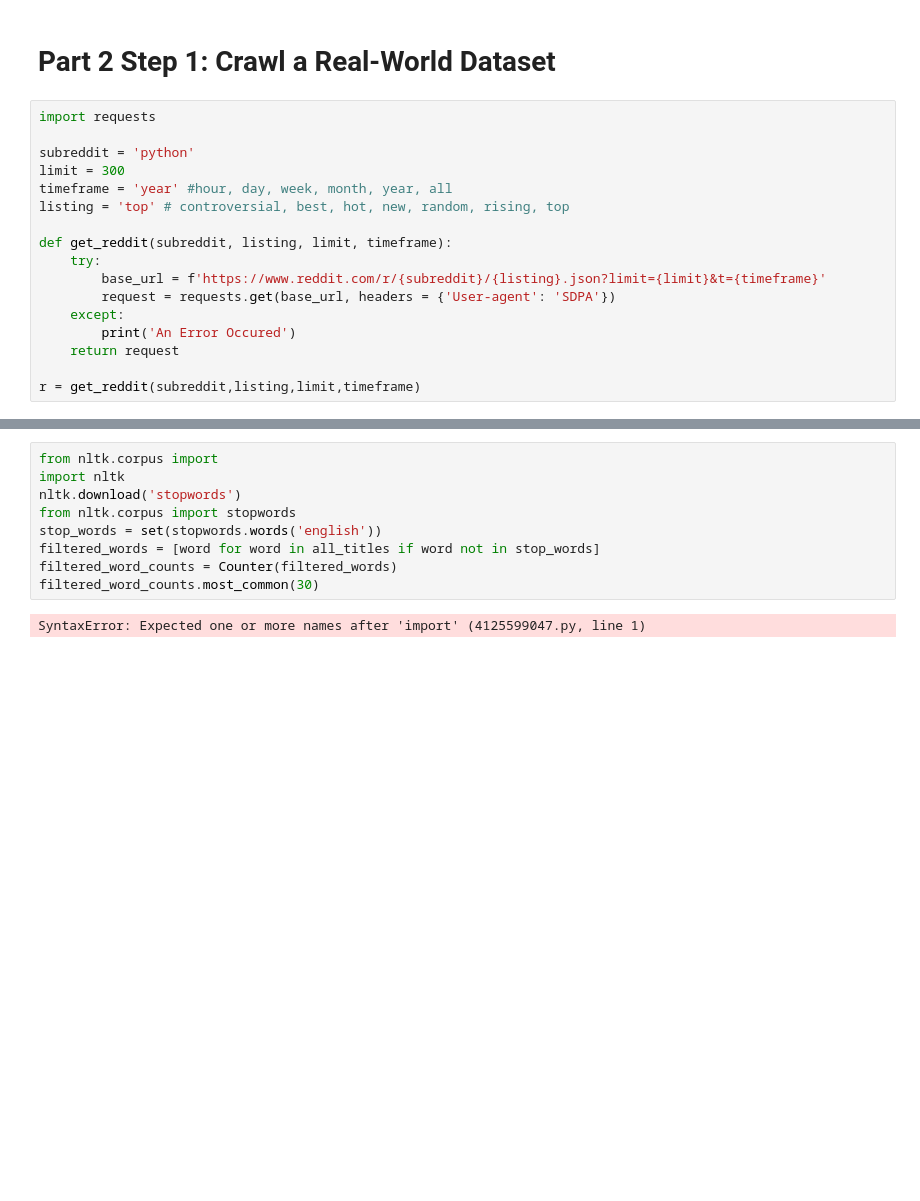
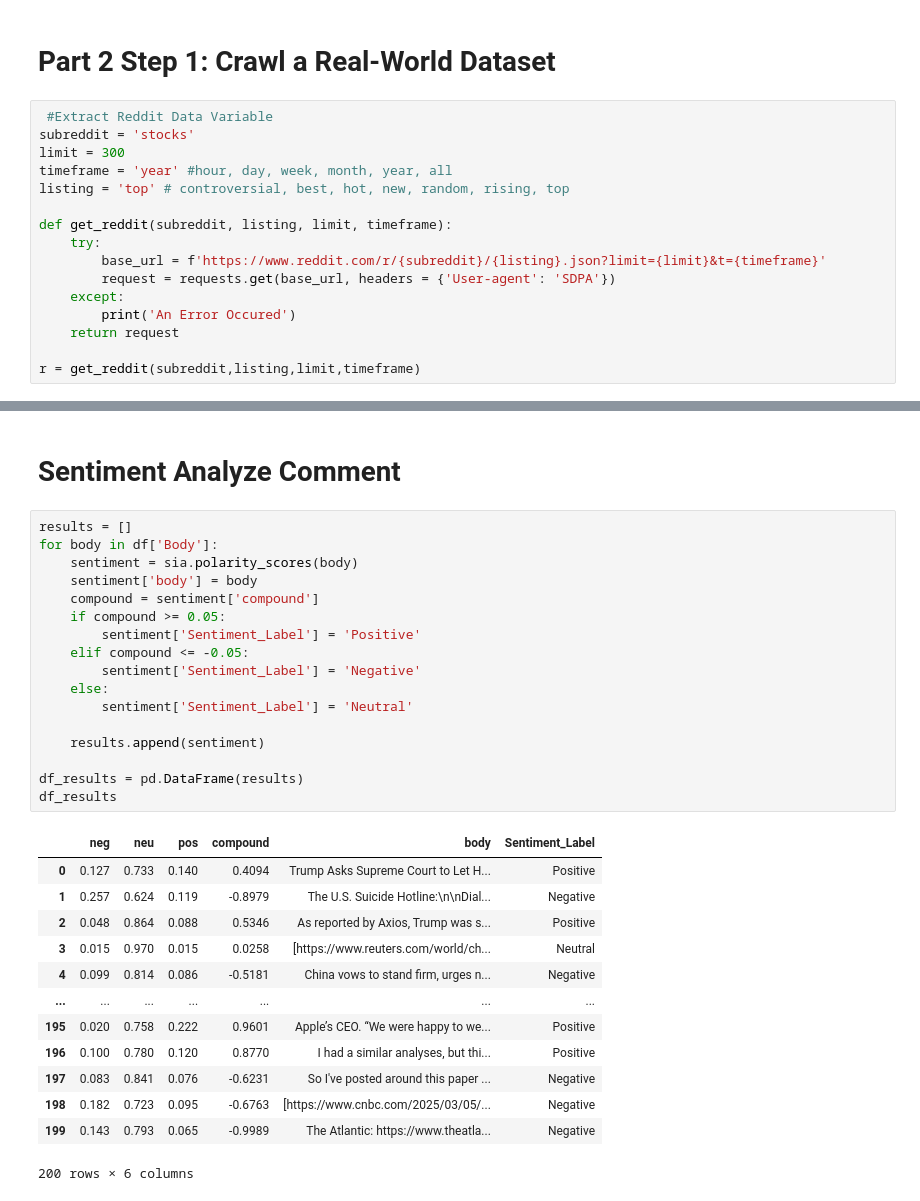
Before and after one commit to Ayumii-ww/fq25819_SEMTM0040, a Jupyter notebook: fq25819Part2.ipynb, the cells around one changed output, grey strips where cells are left out. Drawn from its saved outputs; the diff is of its cells as text; blank space fills up the shorter version.

```diff
--- a/fq25819Part2.ipynb
+++ b/fq25819Part2.ipynb
@@ -1,9 +35,8 @@
 # %% [markdown]
 # Part 2 Step 1: Crawl a Real-World Dataset
 # %%
-import requests
-
-subreddit = 'python'
+ #Extract Reddit Data Variable
+subreddit = 'stocks'
 limit = 300
 timeframe = 'year' #hour, day, week, month, year, all
 listing = 'top' # controversial, best, hot, new, random, rising, top
@@ -271,11 +299,33 @@ LookupError:
-# %%
-from nltk.corpus import
-import nltk
-nltk.download('stopwords')
-from nltk.corpus import stopwords
-stop_words = set(stopwords.words('english'))
-filtered_words = [word for word in all_titles if word not in stop_words]
-filtered_word_counts = Counter(filtered_words)
-filtered_word_counts.most_common(30)
-# %% [output]
-SyntaxError: Expected one or more names after 'import' (4125599047.py, line 1)
+# %% [markdown]
+# Sentiment Analyze Comment
+# %%
+results = []
+for body in df['Body']:
+    sentiment = sia.polarity_scores(body)
+    sentiment['body'] = body
+    compound = sentiment['compound']
+    if compound >= 0.05:
+        sentiment['Sentiment_Label'] = 'Positive'
+    elif compound <= -0.05:
+        sentiment['Sentiment_Label'] = 'Negative'
+    else:
+        sentiment['Sentiment_Label'] = 'Neutral'
+
+    results.append(sentiment)
+
+df_results = pd.DataFrame(results)
+df_results
+# %% [output]
+|  | neg | neu | pos | compound | body | Sentiment_Label |
+| 0 | 0.127 | 0.733 | 0.140 | 0.4094 | Trump Asks Supreme Court to Let H... | Positive |
+| 1 | 0.257 | 0.624 | 0.119 | -0.8979 | The U.S. Suicide Hotline:\n\nDial... | Negative |
+| 2 | 0.048 | 0.864 | 0.088 | 0.5346 | As reported by Axios, Trump was s... | Positive |
+| 3 | 0.015 | 0.970 | 0.015 | 0.0258 | [https://www.reuters.com/world/ch... | Neutral |
+| 4 | 0.099 | 0.814 | 0.086 | -0.5181 | China vows to stand firm, urges n... | Negative |
+| ... | ... | ... | ... | ... | ... | ... |
+| 195 | 0.020 | 0.758 | 0.222 | 0.9601 | Apple’s CEO. “We were happy to we... | Positive |
+| 196 | 0.100 | 0.780 | 0.120 | 0.8770 | I had a similar analyses, but thi... | Positive |
+| 197 | 0.083 | 0.841 | 0.076 | -0.6231 | So I've posted around this paper ... | Negative |
+| 198 | 0.182 | 0.723 | 0.095 | -0.6763 | [https://www.cnbc.com/2025/03/05/... | Negative |
+| 199 | 0.143 | 0.793 | 0.065 | -0.9989 | The Atlantic: https://www.theatla... | Negative |
+200 rows × 6 columns
```
Also changed, not shown: parts of 14 cells of this notebook, 5 other files.
